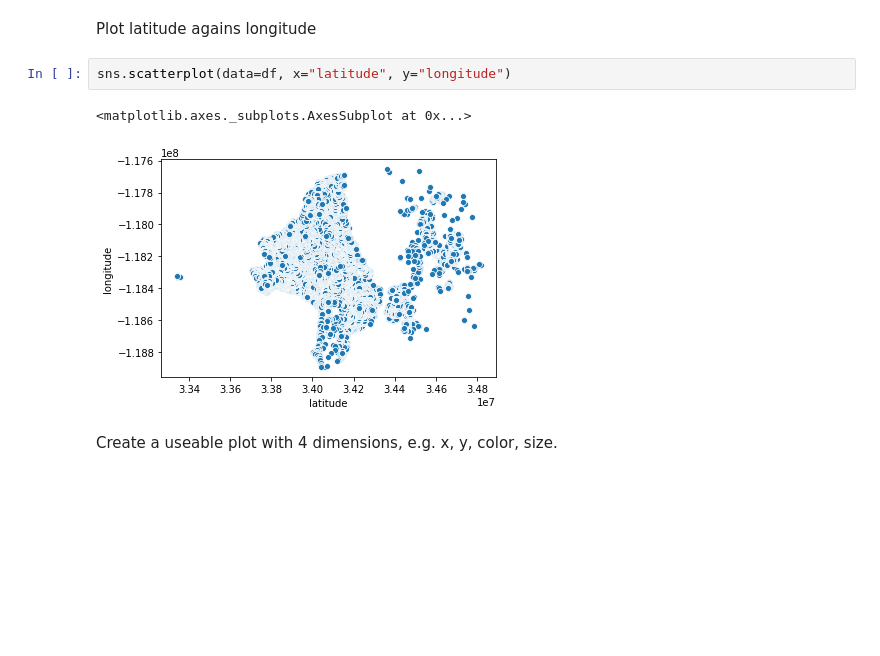
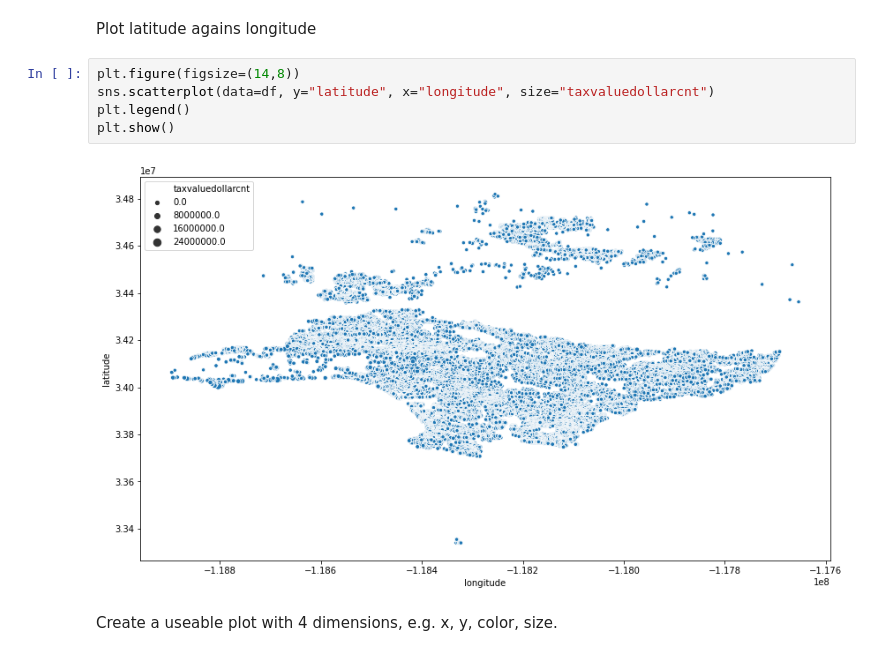
Before and after one commit to guedanie/ds-methodologies-exercises, a Jupyter notebook: clustering/explore_zillow.ipynb, the cells around one changed output. Drawn from its saved outputs; the diff is of its cells as text; blank space fills up the shorter version.

```diff
--- a/clustering/explore_zillow.ipynb
+++ b/clustering/explore_zillow.ipynb
@@ -30,11 +30,13 @@ sns.heatmap(df.corr())
 [figure]
 # %% [markdown]
 Plot latitude agains longitude
-# %%
-sns.scatterplot(data=df, x="latitude", y="longitude")
-# %% [output]
-<matplotlib.axes._subplots.AxesSubplot at 0x...>
-[figure, removed]
+# %%
+plt.figure(figsize=(14,8))
+sns.scatterplot(data=df, y="latitude", x="longitude", size="taxvaluedollarcnt")
+plt.legend()
+plt.show()
+# %% [output]
+[figure, added]
 # %% [markdown]
 Create a useable plot with 4 dimensions, e.g. x, y, color, size.
 # %%
```
Also changed, not shown: 1 other file.
